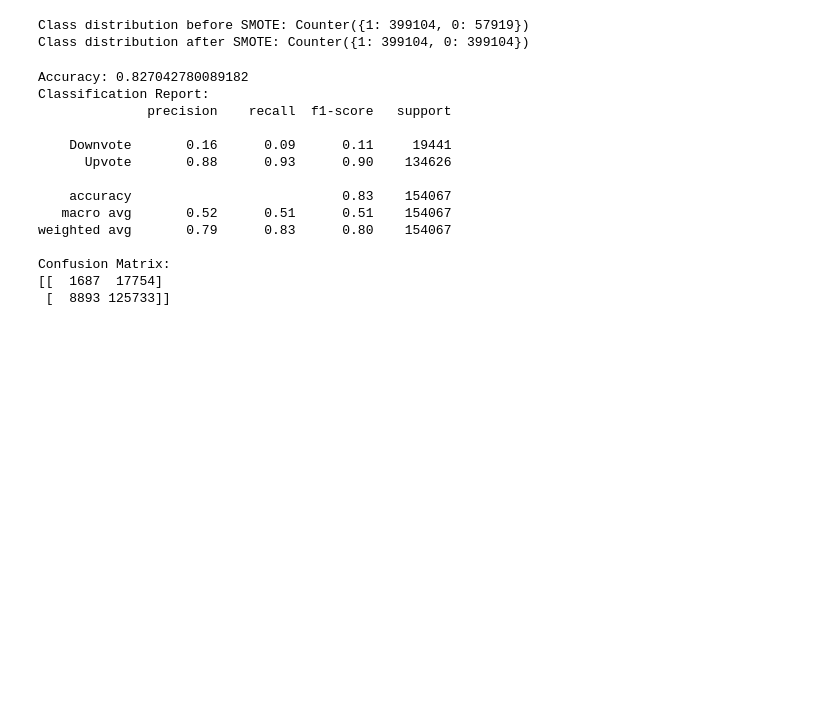
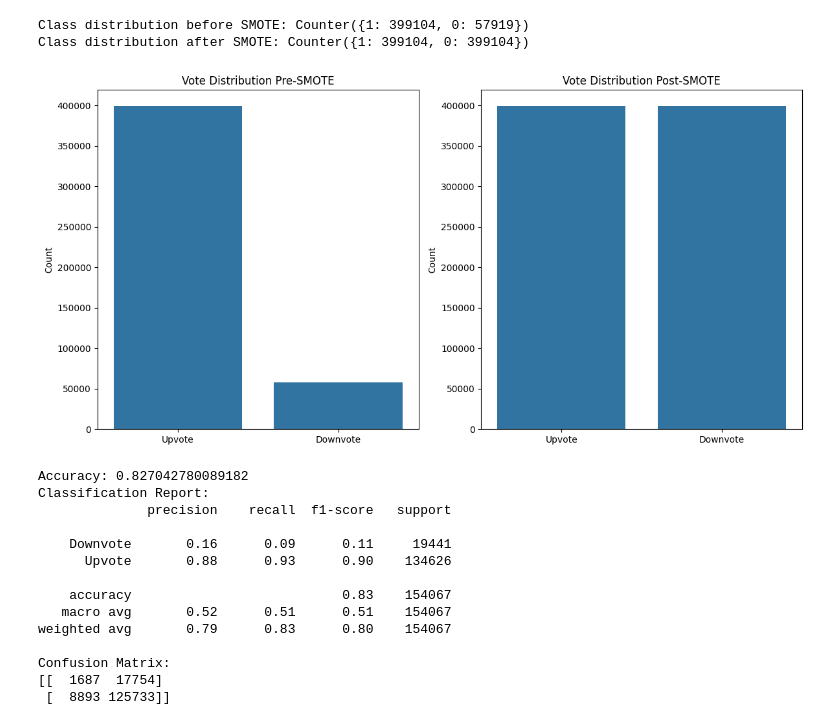
Before and after one commit to sdsouza33/NLP_project_2304, a Jupyter notebook: AML2304_NLP_Project.ipynb, the cells around one changed output. Cells and saved outputs as stored; diff of their text form; code cells hidden in the pictures; blank space fills up the shorter version.

```diff
--- a/AML2304_NLP_Project.ipynb
+++ b/AML2304_NLP_Project.ipynb
@@ -189,6 +204,30 @@ print("Class distribution after SMOTE:", Counter(ytrain_sm))
 # %% [output]
 Class distribution before SMOTE: Counter({1: 399104, 0: 57919})
 Class distribution after SMOTE: Counter({1: 399104, 0: 399104})
+# %%
+
+import seaborn as sns
+
+votes_pre_smote = {"Upvote": 399104, "Downvote": 57919}
+votes_post_smote = {"Upvote": 399104, "Downvote": 399104}
+
+
+fig, ax = plt.subplots(1, 2, figsize=(12, 6))
+
+# Pre SMOTE
+sns.barplot(x=list(votes_pre_smote.keys()), y=list(votes_pre_smote.values()), ax=ax[0])
+ax[0].set_title('Vote Distribution Pre-SMOTE')
+ax[0].set_ylabel('Count')
+
+# Post SMOTE
+sns.barplot(x=list(votes_post_smote.keys()), y=list(votes_post_smote.values()), ax=ax[1])
+ax[1].set_title('Vote Distribution Post-SMOTE')
+ax[1].set_ylabel('Count')
+
+plt.tight_layout()
+plt.show()
+# %% [output]
+[figure, added]
 # %%
 accuracy = accuracy_score(y_test, y_pred)
 classification_rep = classification_report(y_test, y_pred)
```
Also changed, not shown: parts of 1 cell of this notebook.
